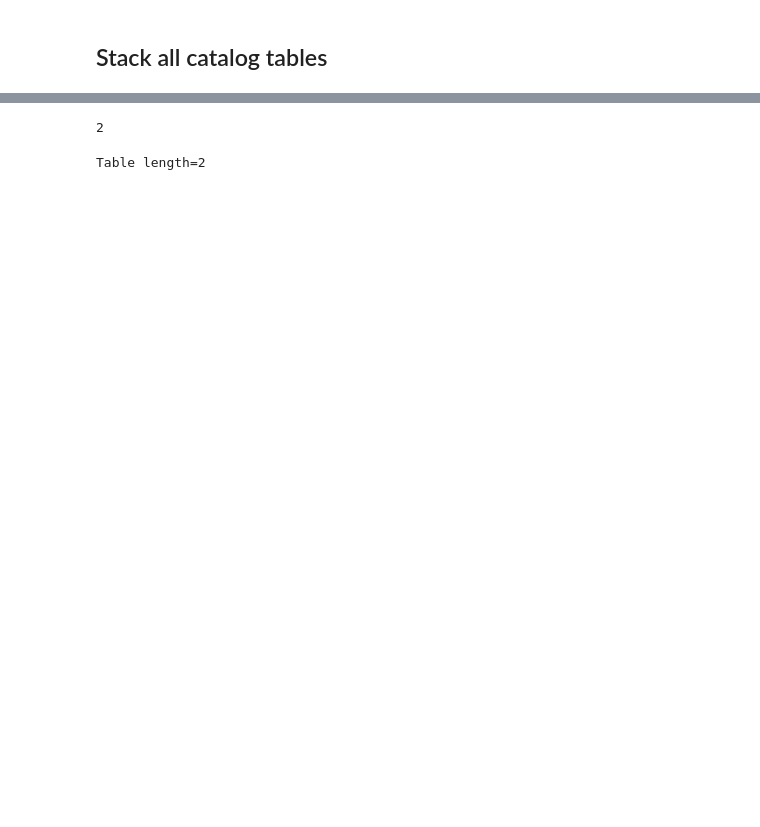
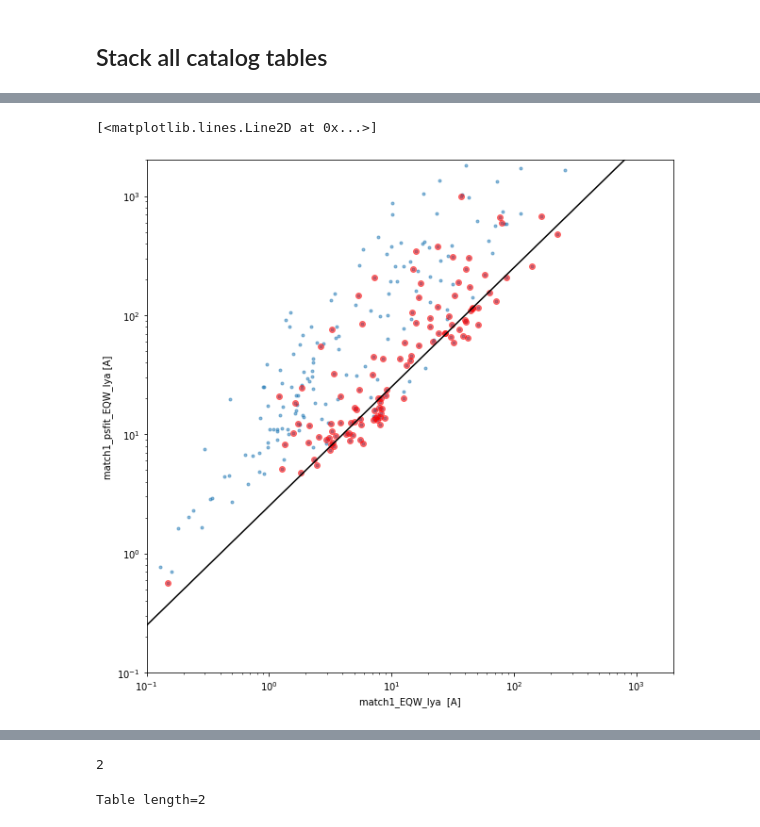
Before and after one commit to mxhf/hetdex-deep, a Jupyter notebook: GAMA09-CatalogView.ipynb, the cells around one changed output, grey strips where cells are left out. Drawn from its saved outputs; the diff is of its cells as text; code cells hidden in the pictures; blank space fills up the shorter version.

```diff
--- a/GAMA09-CatalogView.ipynb
+++ b/GAMA09-CatalogView.ipynb
@@ -6,0 +90,14 @@ import os
+# %%
+f = plt.figure(figsize=[10,10])
+plt.plot( t["match1_EQW_lya"][jj], t["match1_psfit_EQW_lya"][jj],'.',alpha=.5)
+plt.plot( t["match1_EQW_lya"][kk], t["match1_psfit_EQW_lya"][kk],'ro',alpha=.5)
+plt.xlabel('match1_EQW_lya  [A]')
+plt.ylabel('match1_psfit_EQW_lya [A]')
+plt.xlim([0.1,2000.])
+plt.ylim([0.1,2000.])
+plt.xscale('log')
+plt.yscale('log')
+plt.plot([0., 1000.],[0., 2500.],'k')
+# %% [output]
+[<matplotlib.lines.Line2D at 0x...>]
+[figure, added]
```
Also changed, not shown: parts of 17 cells of this notebook, 10 other files.
